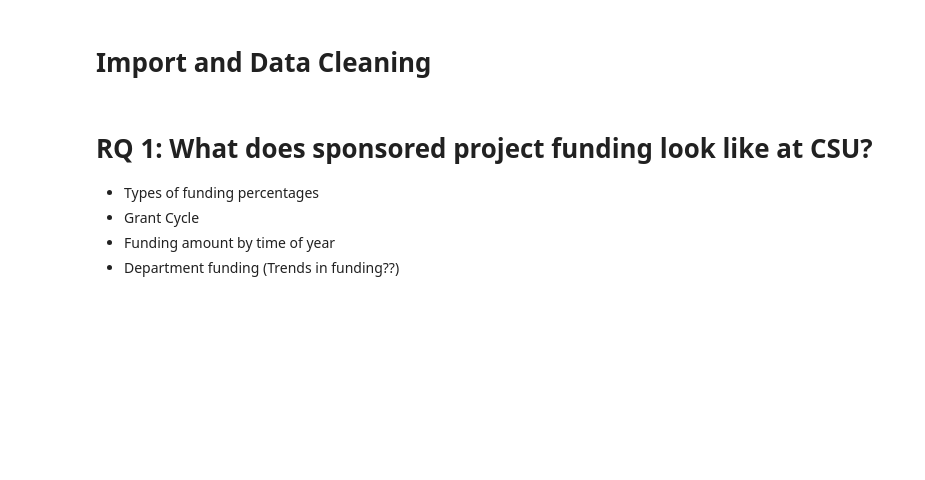
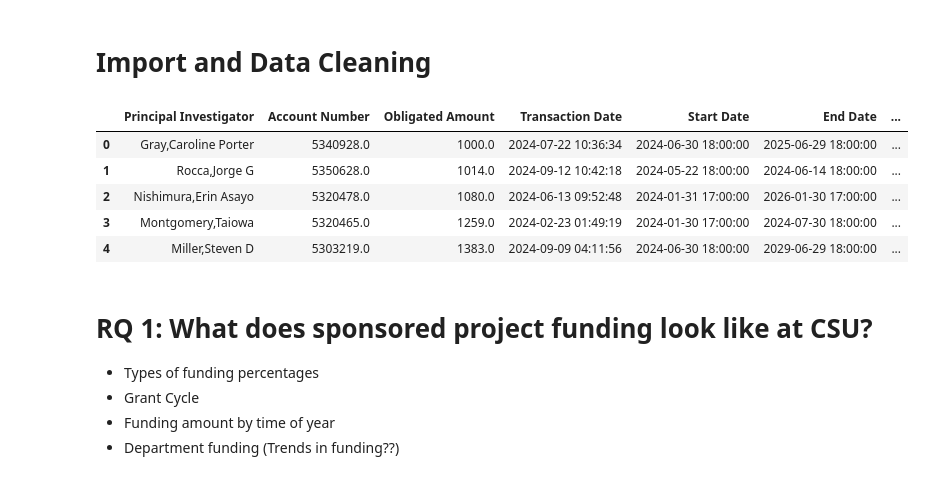
Before and after one commit to TianaGabel/C-2025, a Jupyter notebook: DataWranglingFinalProject.ipynb, the cells around one changed output. Cells and saved outputs as stored; diff of their text form; code cells hidden in the pictures; blank space fills up the shorter version.

```diff
--- a/DataWranglingFinalProject.ipynb
+++ b/DataWranglingFinalProject.ipynb
@@ -76,3 +82,12 @@ for year in range(2016,2025):
+# %%
+sponsored_programs_all_2024.head()
+# %% [output]
+|  | Principal Investigator | Account Number | Obligated Amount | Transaction Date | Start Date | End Date | ... |
+| 0 | Gray,Caroline Porter | 5340928.0 | 1000.0 | 2024-07-22 10:36:34 | 2024-06-30 18:00:00 | 2025-06-29 18:00:00 | ... |
+| 1 | Rocca,Jorge G | 5350628.0 | 1014.0 | 2024-09-12 10:42:18 | 2024-05-22 18:00:00 | 2024-06-14 18:00:00 | ... |
+| 2 | Nishimura,Erin Asayo | 5320478.0 | 1080.0 | 2024-06-13 09:52:48 | 2024-01-31 17:00:00 | 2026-01-30 17:00:00 | ... |
+| 3 | Montgomery,Taiowa | 5320465.0 | 1259.0 | 2024-02-23 01:49:19 | 2024-01-30 17:00:00 | 2024-07-30 18:00:00 | ... |
+| 4 | Miller,Steven D | 5303219.0 | 1383.0 | 2024-09-09 04:11:56 | 2024-06-30 18:00:00 | 2029-06-29 18:00:00 | ... |
 # %% [markdown]
 # RQ 1: What does sponsored project funding look like at CSU?
 - Types of funding percentages
```
Also changed, not shown: parts of 4 cells of this notebook.
